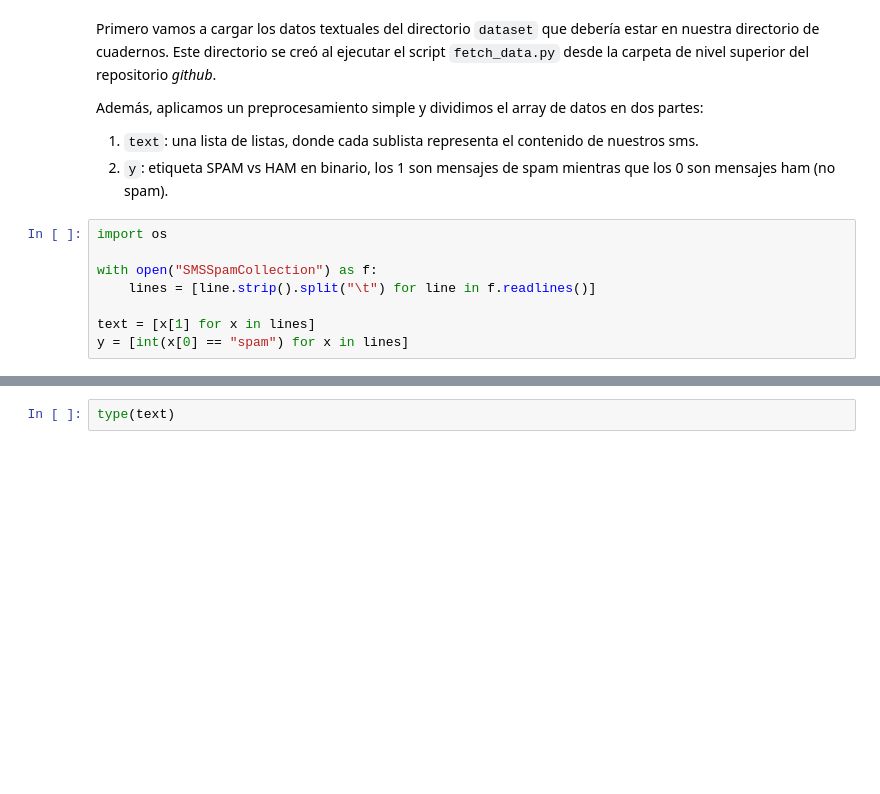
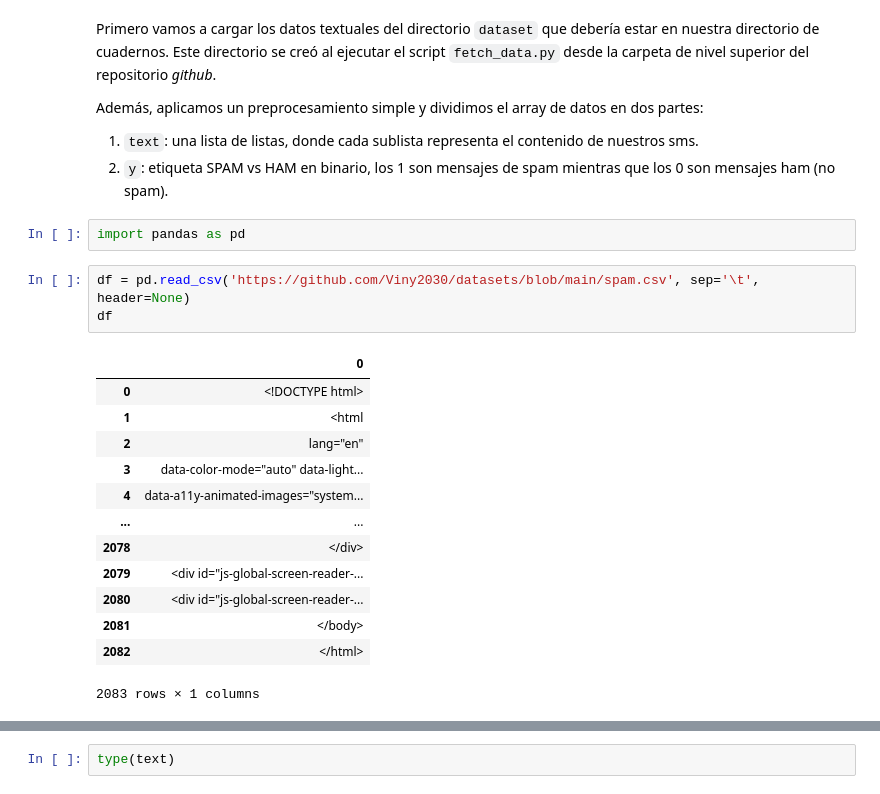
Before and after one commit to Viny2030/NLP, a Jupyter notebook: 12_caso_estudio_deteccion_spam_SMS.ipynb, the cells around one changed output, grey strips where cells are left out. Drawn from its saved outputs; the diff is of its cells as text; blank space fills up the shorter version.

```diff
--- a/12_caso_estudio_deteccion_spam_SMS.ipynb
+++ b/12_caso_estudio_deteccion_spam_SMS.ipynb
@@ -10,11 +12,22 @@ Primero vamos a cargar los datos textuales del directorio `dataset` que debería
 Además, aplicamos un preprocesamiento simple y dividimos el array de datos en dos partes:
 1. `text`: una lista de listas, donde cada sublista representa el contenido de nuestros sms.
 2. `y`: etiqueta SPAM vs HAM en binario, los 1 son mensajes de spam mientras que los 0 son mensajes ham (no spam).
-# %%
-import os
-
-with open("SMSSpamCollection") as f:
-    lines = [line.strip().split("\t") for line in f.readlines()]
-
-text = [x[1] for x in lines]
-y = [int(x[0] == "spam") for x in lines]
+# %%
+import pandas as pd
+# %%
+df = pd.read_csv('https://github.com/Viny2030/datasets/blob/main/spam.csv', sep='\t', header=None)
+df
+# %% [output]
+|  | 0 |
+| 0 | <!DOCTYPE html> |
+| 1 | <html |
+| 2 | lang="en" |
+| 3 | data-color-mode="auto" data-light... |
+| 4 | data-a11y-animated-images="system... |
+| ... | ... |
+| 2078 | </div> |
+| 2079 | <div id="js-global-screen-reader-... |
+| 2080 | <div id="js-global-screen-reader-... |
+| 2081 | </body> |
+| 2082 | </html> |
+2083 rows × 1 columns
```
Also changed, not shown: parts of 19 cells of this notebook.
